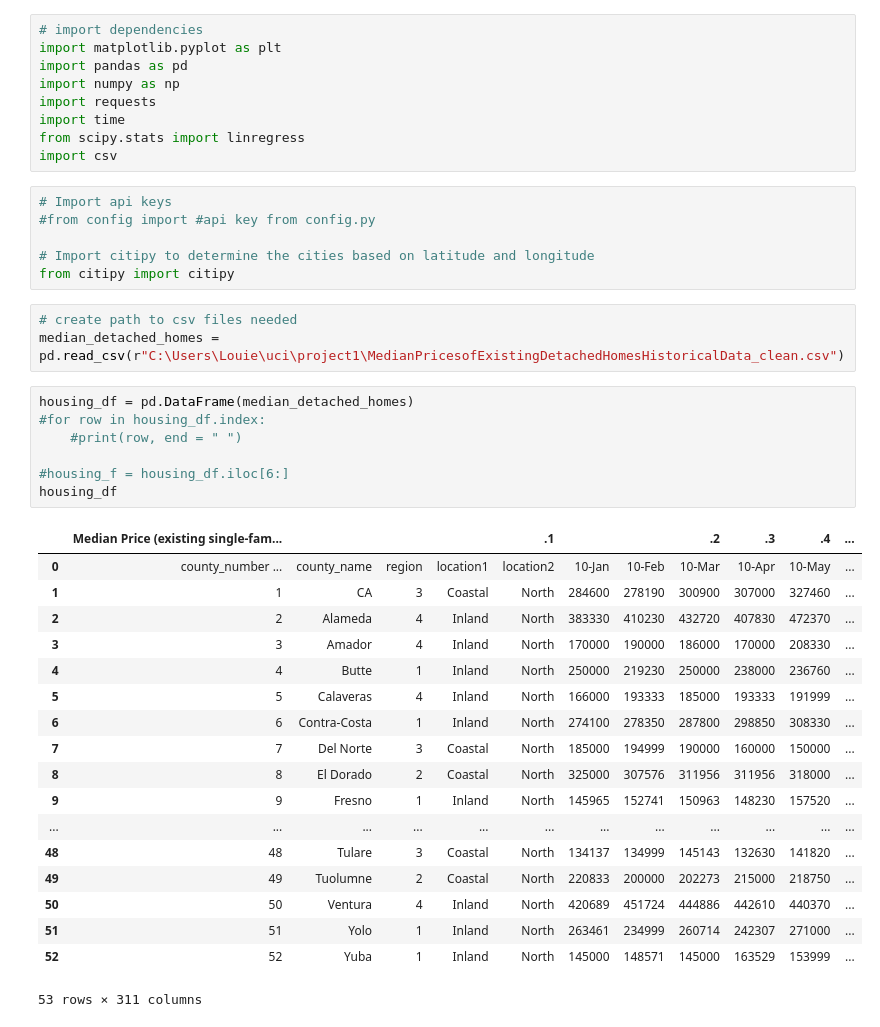
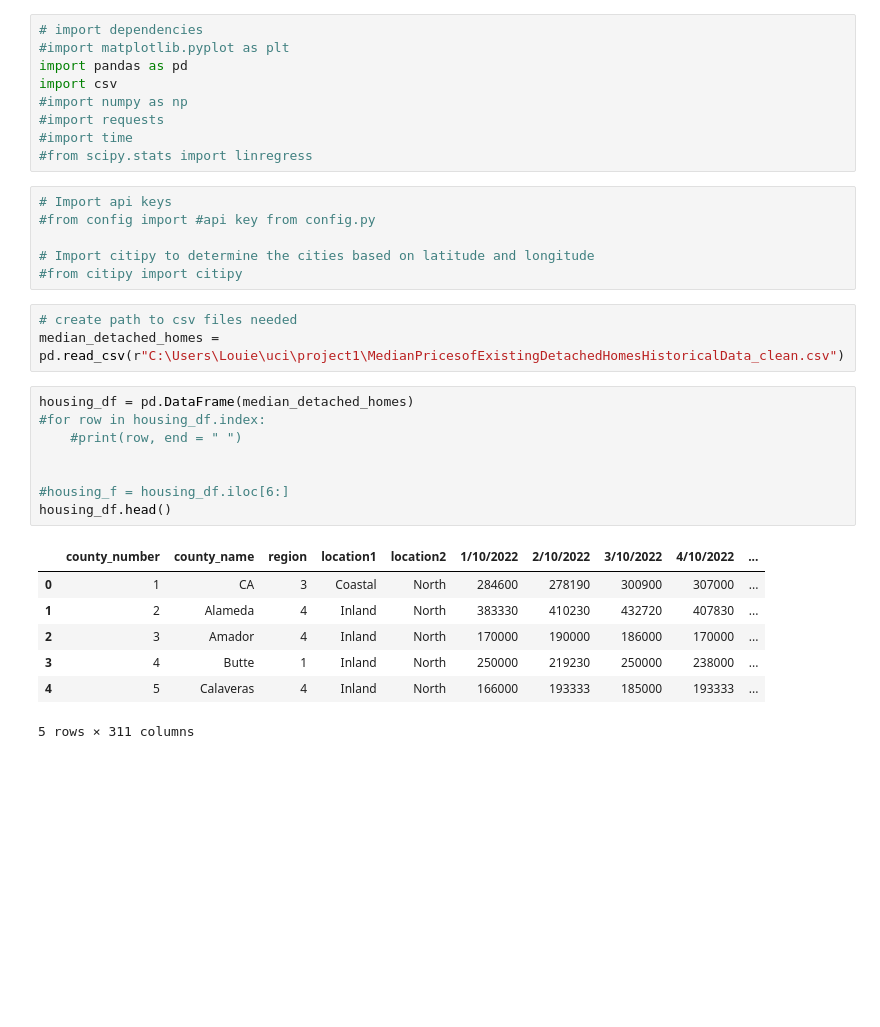
Before and after one commit to davidixonn/CaliforniaDreaming, a Jupyter notebook: Median_Housing_Data_cleanup_DRAFT.ipynb, the cells around one changed output. Cells and saved outputs as stored; diff of their text form; blank space fills up the shorter version.

```diff
--- a/Median_Housing_Data_cleanup_DRAFT.ipynb
+++ b/Median_Housing_Data_cleanup_DRAFT.ipynb
@@ -1,44 +1,34 @@
 # %%
 # import dependencies
-import matplotlib.pyplot as plt
+#import matplotlib.pyplot as plt
 import pandas as pd
-import numpy as np
-import requests
-import time
-from scipy.stats import linregress
 import csv
+#import numpy as np
+#import requests
+#import time
+#from scipy.stats import linregress
 # %%
 # Import api keys
 #from config import #api key from config.py
 
 # Import citipy to determine the cities based on latitude and longitude
-from citipy import citipy
+#from citipy import citipy
 # %%
 # create path to csv files needed
 median_detached_homes = pd.read_csv(r"C:\Users\Louie\uci\project1\MedianPricesofExistingDetachedHomesHistoricalData_clean.csv")
 # %%
 housing_df = pd.DataFrame(median_detached_homes)
 #for row in housing_df.index:
     #print(row, end = " ")
 
+
 #housing_f = housing_df.iloc[6:]
-housing_df
+housing_df.head()
 # %% [output]
-|  | Median Price (existing single-fam... |  |  |  | .1 |  |  | .2 | .3 | .4 | ... |
-| 0 | county_number ... | county_name | region | location1 | location2 | 10-Jan | 10-Feb | 10-Mar | 10-Apr | 10-May | ... |
-| 1 | 1 | CA | 3 | Coastal | North | 284600 | 278190 | 300900 | 307000 | 327460 | ... |
-| 2 | 2 | Alameda | 4 | Inland | North | 383330 | 410230 | 432720 | 407830 | 472370 | ... |
-| 3 | 3 | Amador | 4 | Inland | North | 170000 | 190000 | 186000 | 170000 | 208330 | ... |
-| 4 | 4 | Butte | 1 | Inland | North | 250000 | 219230 | 250000 | 238000 | 236760 | ... |
-| 5 | 5 | Calaveras | 4 | Inland | North | 166000 | 193333 | 185000 | 193333 | 191999 | ... |
-| 6 | 6 | Contra-Costa | 1 | Inland | North | 274100 | 278350 | 287800 | 298850 | 308330 | ... |
-| 7 | 7 | Del Norte | 3 | Coastal | North | 185000 | 194999 | 190000 | 160000 | 150000 | ... |
-| 8 | 8 | El Dorado | 2 | Coastal | North | 325000 | 307576 | 311956 | 311956 | 318000 | ... |
-| 9 | 9 | Fresno | 1 | Inland | North | 145965 | 152741 | 150963 | 148230 | 157520 | ... |
-| ... | ... | ... | ... | ... | ... | ... | ... | ... | ... | ... | ... |
-| 48 | 48 | Tulare | 3 | Coastal | North | 134137 | 134999 | 145143 | 132630 | 141820 | ... |
-| 49 | 49 | Tuolumne | 2 | Coastal | North | 220833 | 200000 | 202273 | 215000 | 218750 | ... |
-| 50 | 50 | Ventura | 4 | Inland | North | 420689 | 451724 | 444886 | 442610 | 440370 | ... |
-| 51 | 51 | Yolo | 1 | Inland | North | 263461 | 234999 | 260714 | 242307 | 271000 | ... |
-| 52 | 52 | Yuba | 1 | Inland | North | 145000 | 148571 | 145000 | 163529 | 153999 | ... |
+|  | county_number | county_name | region | location1 | location2 | 1/10/2022 | 2/10/2022 | 3/10/2022 | 4/10/2022 | ... |
+| 0 | 1 | CA | 3 | Coastal | North | 284600 | 278190 | 300900 | 307000 | ... |
+| 1 | 2 | Alameda | 4 | Inland | North | 383330 | 410230 | 432720 | 407830 | ... |
+| 2 | 3 | Amador | 4 | Inland | North | 170000 | 190000 | 186000 | 170000 | ... |
+| 3 | 4 | Butte | 1 | Inland | North | 250000 | 219230 | 250000 | 238000 | ... |
+| 4 | 5 | Calaveras | 4 | Inland | North | 166000 | 193333 | 185000 | 193333 | ... |
-53 rows × 311 columns
+5 rows × 311 columns
```
Also changed, not shown: parts of 5 cells of this notebook, 1 other file.
